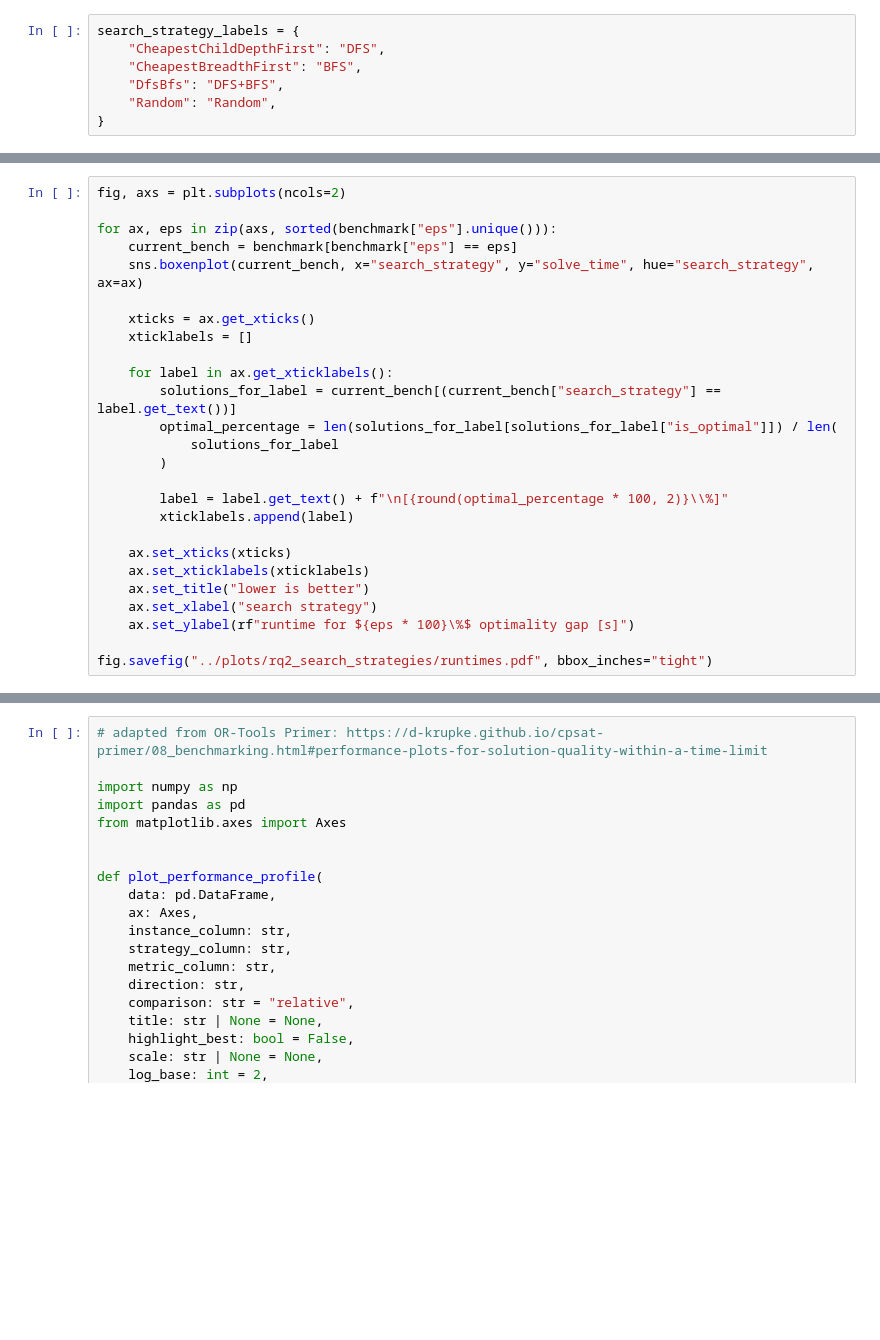
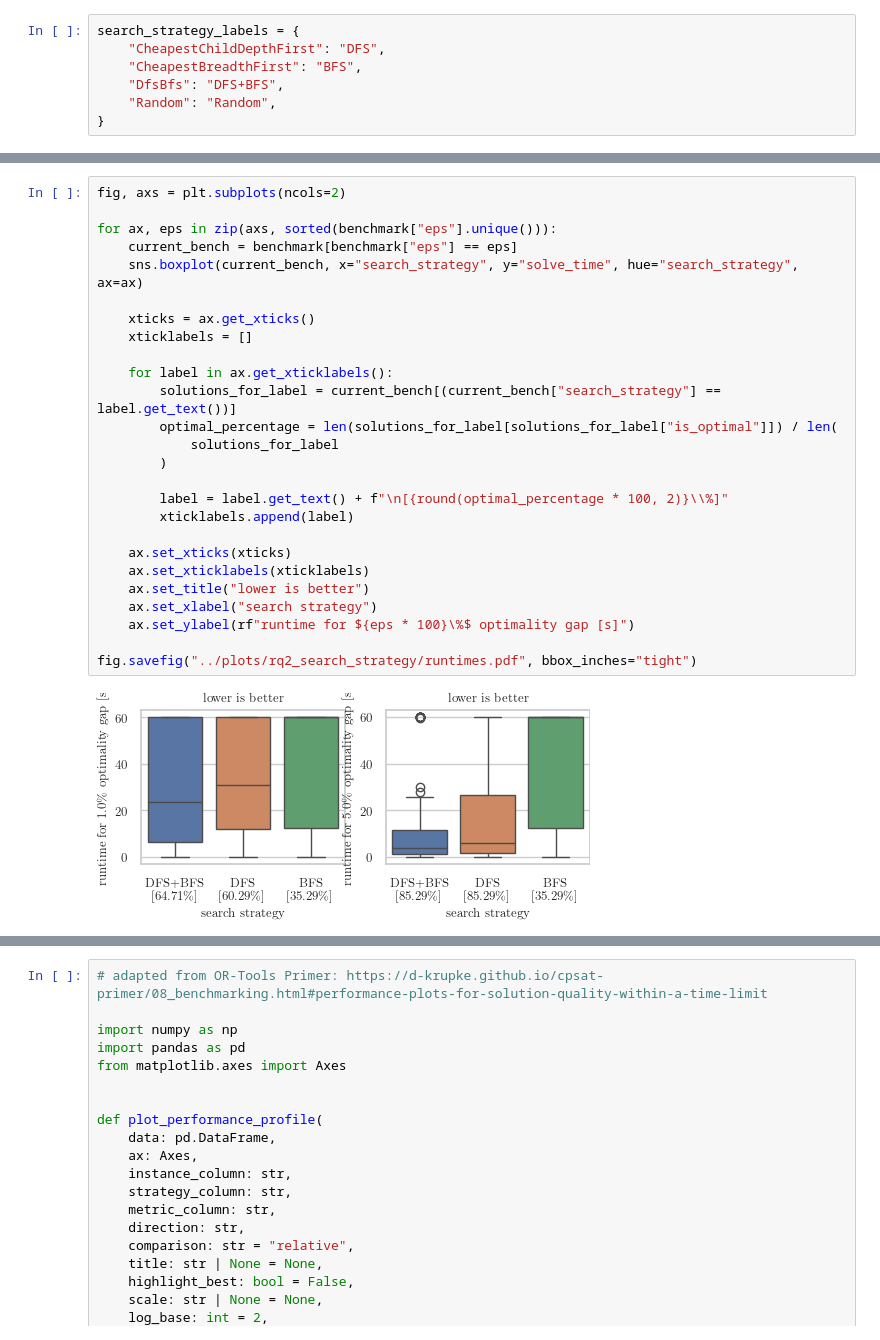
Before and after one commit to tubs-alg/TSPN-SoCG-2026, a Jupyter notebook: evaluation/rq2_search_strategy/02_look_at_solutions.ipynb, the cells around one changed output, grey strips where cells are left out. Drawn from its saved outputs; the diff is of its cells as text; blank space fills up the shorter version.

Commit message:
fix: updated all plots to boxplots

```diff
--- a/evaluation/rq2_search_strategy/02_look_at_solutions.ipynb
+++ b/evaluation/rq2_search_strategy/02_look_at_solutions.ipynb
@@ -82,29 +100,31 @@ for eps in benchmark["eps"].unique():
 # %%
 fig, axs = plt.subplots(ncols=2)
 
 for ax, eps in zip(axs, sorted(benchmark["eps"].unique())):
     current_bench = benchmark[benchmark["eps"] == eps]
-    sns.boxenplot(current_bench, x="search_strategy", y="solve_time", hue="search_strategy", ax=ax)
+    sns.boxplot(current_bench, x="search_strategy", y="solve_time", hue="search_strategy", ax=ax)
 
     xticks = ax.get_xticks()
     xticklabels = []
 
     for label in ax.get_xticklabels():
         solutions_for_label = current_bench[(current_bench["search_strategy"] == label.get_text())]
         optimal_percentage = len(solutions_for_label[solutions_for_label["is_optimal"]]) / len(
             solutions_for_label
         )
 
         label = label.get_text() + f"\n[{round(optimal_percentage * 100, 2)}\\%]"
         xticklabels.append(label)
 
     ax.set_xticks(xticks)
     ax.set_xticklabels(xticklabels)
     ax.set_title("lower is better")
     ax.set_xlabel("search strategy")
     ax.set_ylabel(rf"runtime for ${eps * 100}\%$ optimality gap [s]")
 
-fig.savefig("../plots/rq2_search_strategies/runtimes.pdf", bbox_inches="tight")
+fig.savefig("../plots/rq2_search_strategy/runtimes.pdf", bbox_inches="tight")
+# %% [output]
+[figure, added]
 # %%
 fig, ax = plt.subplots(ncols=1, figsize=HALFWIDEFIGURE)
 
```
Also changed, not shown: parts of 6 cells of this notebook, 3 other files.
